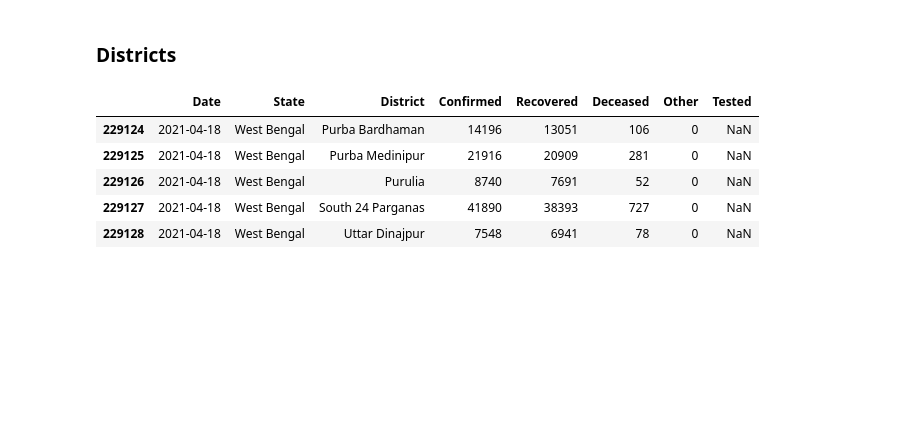
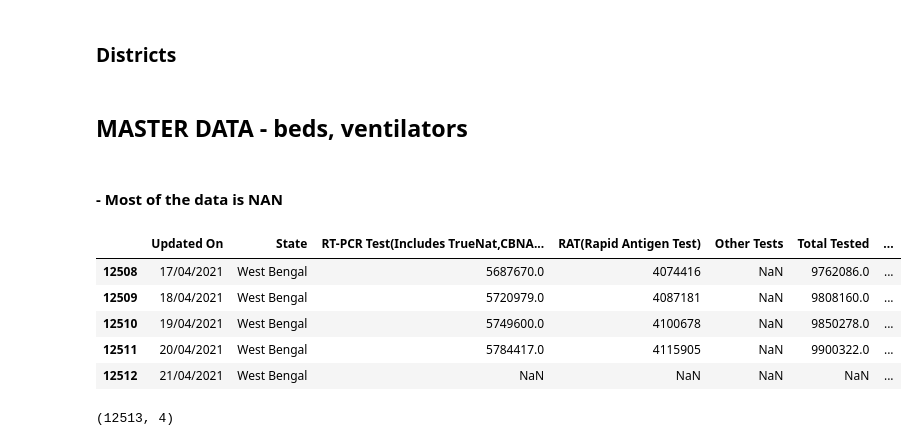
Before and after one commit to eeshsingh123/Covid19_Analysis, a Jupyter notebook: concepts/new_data_source_try/data_collection_and_cleaning.ipynb, the cells around one changed output. Drawn from its saved outputs; the diff is of its cells as text; code cells hidden in the pictures; blank space fills up the shorter version.

```diff
--- a/concepts/new_data_source_try/data_collection_and_cleaning.ipynb
+++ b/concepts/new_data_source_try/data_collection_and_cleaning.ipynb
@@ -1,7 +1,12 @@
-# %%
-import pandas as pd
-pd.set_option('display.max_columns', None)
-pd.set_option('display.max_rows', None)
+# %%
+import pandas as pd
+pd.set_option('display.max_columns', None)
+pd.set_option('display.max_colwidth', -1)
+
+import os
+import json
+BASE_PATH = os.environ.get("BASE_PATH", os.path.join(os.sep, 'Projects', 'Python_projects', 'Covid19_Analysis'))
+BASE_DATA_PATH = os.environ.get("BASE_DATA_PATH", os.path.join(os.sep, 'Projects', 'Python_projects', 'Covid19_Analysis', 'data'))
 # %% [markdown]
 # Loading various Datasets
 # %% [markdown]
@@ -68,9 +99,21 @@ dist_df = pd.read_csv('https://api.covid19india.org/csv/latest/districts.csv')
+# %% [markdown]
+## MASTER DATA - beds, ventilators
+# %% [markdown]
+#### - Most of the data is NAN
+# %%
+df = pd.read_csv("https://api.covid19india.org/csv/latest/statewise_tested_numbers_data.csv")
 # %%
-dist_df.tail()
+df.tail()
 # %% [output]
-|  | Date | State | District | Confirmed | Recovered | Deceased | Other | Tested |
-| 229124 | 2021-04-18 | West Bengal | Purba Bardhaman | 14196 | 13051 | 106 | 0 | NaN |
-| 229125 | 2021-04-18 | West Bengal | Purba Medinipur | 21916 | 20909 | 281 | 0 | NaN |
-| 229126 | 2021-04-18 | West Bengal | Purulia | 8740 | 7691 | 52 | 0 | NaN |
-| 229127 | 2021-04-18 | West Bengal | South 24 Parganas | 41890 | 38393 | 727 | 0 | NaN |
-| 229128 | 2021-04-18 | West Bengal | Uttar Dinajpur | 7548 | 6941 | 78 | 0 | NaN |
+|  | Updated On | State | RT-PCR Test(Includes TrueNat,CBNA... | RAT(Rapid Antigen Test) | Other Tests | Total Tested | ... |
+| 12508 | 17/04/2021 | West Bengal | 5687670.0 | 4074416 | NaN | 9762086.0 | ... |
+| 12509 | 18/04/2021 | West Bengal | 5720979.0 | 4087181 | NaN | 9808160.0 | ... |
+| 12510 | 19/04/2021 | West Bengal | 5749600.0 | 4100678 | NaN | 9850278.0 | ... |
+| 12511 | 20/04/2021 | West Bengal | 5784417.0 | 4115905 | NaN | 9900322.0 | ... |
+| 12512 | 21/04/2021 | West Bengal | NaN | NaN | NaN | NaN | ... |
+# %%
+bed_cols = [i for i in df.columns if "bed" in i.lower()]
+bed_df = df[["Updated On", "State"] + ['People on Ventilator', 'Total Num Ventilators']]
+bed_df.shape
+# %% [output]
+(12513, 4)
```
Also changed, not shown: parts of 37 cells of this notebook, 12 other files.
